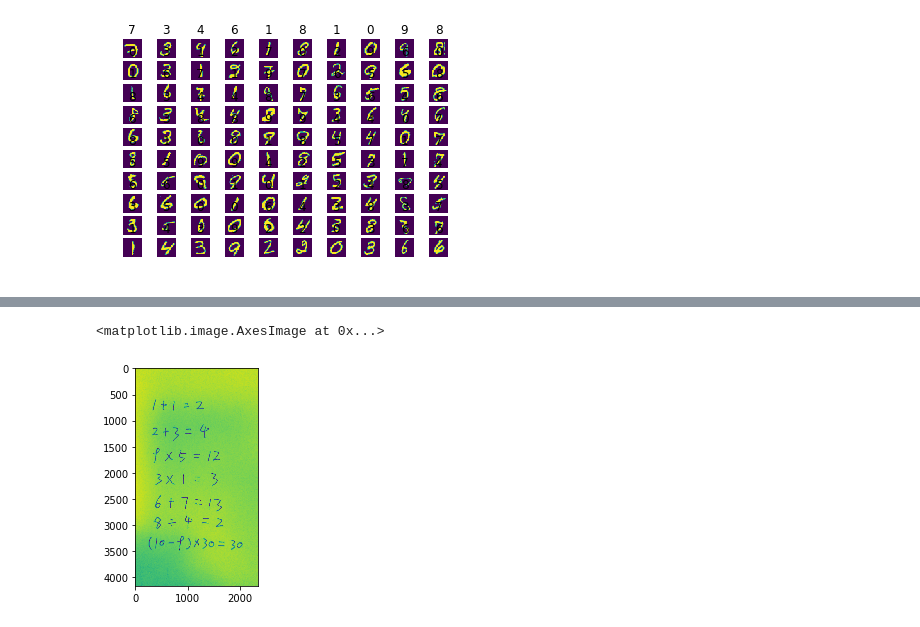
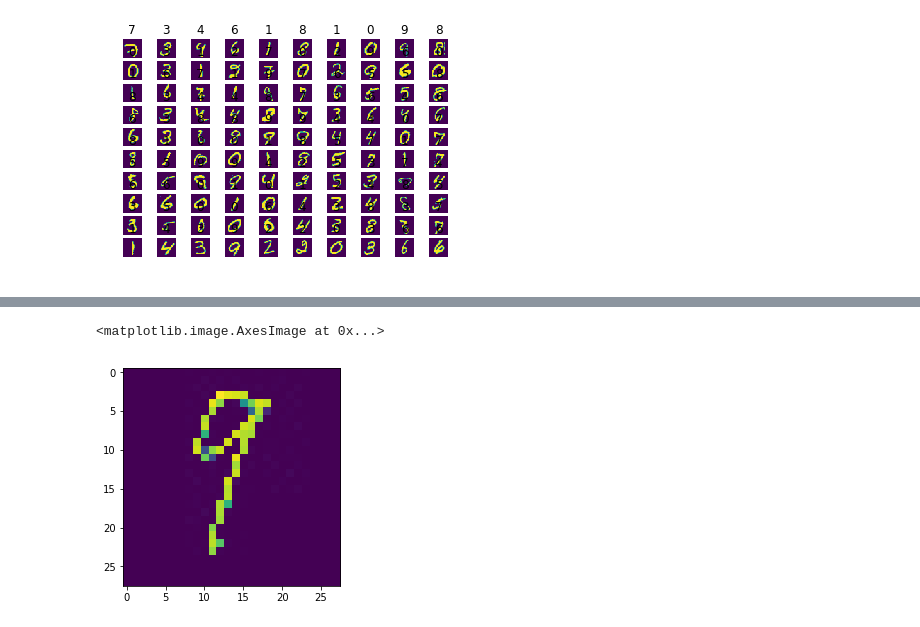
Before and after one commit to lianxiaolei/wonderful, a Jupyter notebook: notebook/test.ipynb, the cells around one changed output, grey strips where cells are left out. Saved outputs shown, nothing was run; the diff lists cells and outputs as text; code cells hidden in the pictures.

```diff
--- a/notebook/test.ipynb
+++ b/notebook/test.ipynb
@@ -31,6 +104,6 @@ for i in range(100):
 # %%
-img = cv2.imread('../images/mine4.jpg', cv2.IMREAD_GRAYSCALE)
+img = cv2.imread('../data/nums/8677.jpg', cv2.IMREAD_GRAYSCALE)
 plt.imshow(img)
 # %% [output]
 <matplotlib.image.AxesImage at 0x...>
-[figure, old version]
+[figure, new version]
```
Also changed, not shown: parts of 16 cells of this notebook, 15 other files.
